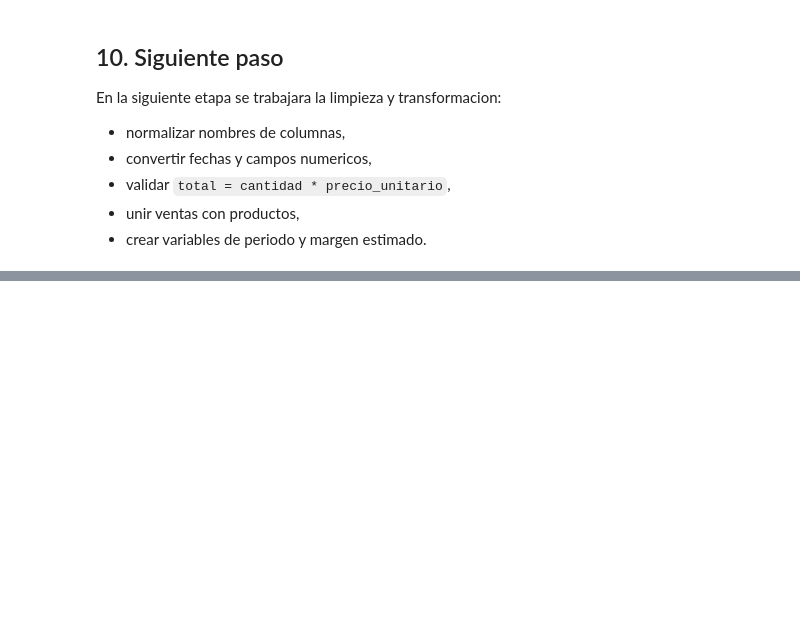
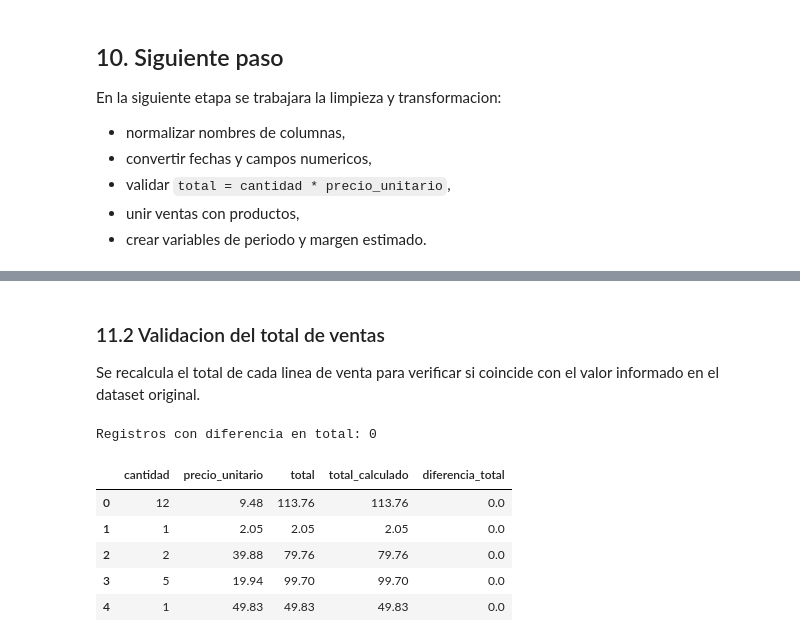
Before and after one commit to OJ-Edelsonn/mini-proyecto-analisis-datos-python, a Jupyter notebook: notebooks/analisis_datos_ferreteria.ipynb, the cells around one changed output, grey strips where cells are left out. Drawn from its saved outputs; the diff is of its cells as text; code cells hidden in the pictures; blank space fills up the shorter version.

Commit message:
notebook: agregar limpieza y transformacion de datos

```diff
--- a/notebooks/analisis_datos_ferreteria.ipynb
+++ b/notebooks/analisis_datos_ferreteria.ipynb
@@ -174,0 +210,20 @@ En la siguiente etapa se trabajara la limpieza y transformacion:
+# %%
+# Limpieza de espacios en columnas de texto
+for columna in productos_limpio.select_dtypes(include="object").columns:
+    productos_limpio[columna] = productos_limpio[columna].astype(str).str.strip()
+
+for columna in ventas_limpio.select_dtypes(include="object").columns:
+    ventas_limpio[columna] = ventas_limpio[columna].astype(str).str.strip()
+
+# Conversion de tipos
+productos_limpio["costo"] = pd.to_numeric(productos_limpio["costo"], errors="coerce")
+productos_limpio["stock"] = pd.to_numeric(productos_limpio["stock"], errors="coerce").astype("Int64")
+
+ventas_limpio["fecha"] = pd.to_datetime(ventas_limpio["fecha"], errors="coerce")
+ventas_limpio["cantidad"] = pd.to_numeric(ventas_limpio["cantidad"], errors="coerce").astype("Int64")
+ventas_limpio["precio_unitario"] = pd.to_numeric(ventas_limpio["precio_unitario"], errors="coerce")
+ventas_limpio["total"] = pd.to_numeric(ventas_limpio["total"], errors="coerce")
+
+print(productos_limpio.dtypes)
+print()
+print(ventas_limpio.dtypes)
@@ -174,0 +249,25 @@ En la siguiente etapa se trabajara la limpieza y transformacion:
+# %% [markdown]
+### 11.2 Validacion del total de ventas
+
+Se recalcula el total de cada linea de venta para verificar si coincide con el valor informado en el dataset original.
+# %%
+ventas_limpio["total_calculado"] = (
+    ventas_limpio["cantidad"].astype(float) * ventas_limpio["precio_unitario"]
+).round(2)
+
+ventas_limpio["diferencia_total"] = (
+    ventas_limpio["total"] - ventas_limpio["total_calculado"]
+).round(2)
+
+errores_total = ventas_limpio[ventas_limpio["diferencia_total"].abs() > 0.01]
+
+print("Registros con diferencia en total:", len(errores_total))
+display(ventas_limpio[["cantidad", "precio_unitario", "total", "total_calculado", "diferencia_total"]].head())
+# %% [output]
+Registros con diferencia en total: 0
+|  | cantidad | precio_unitario | total | total_calculado | diferencia_total |
+| 0 | 12 | 9.48 | 113.76 | 113.76 | 0.0 |
+| 1 | 1 | 2.05 | 2.05 | 2.05 | 0.0 |
+| 2 | 2 | 39.88 | 79.76 | 79.76 | 0.0 |
+| 3 | 5 | 19.94 | 99.70 | 99.70 | 0.0 |
+| 4 | 1 | 49.83 | 49.83 | 49.83 | 0.0 |
```
Also changed, not shown: parts of 13 cells of this notebook, 3 other files.
